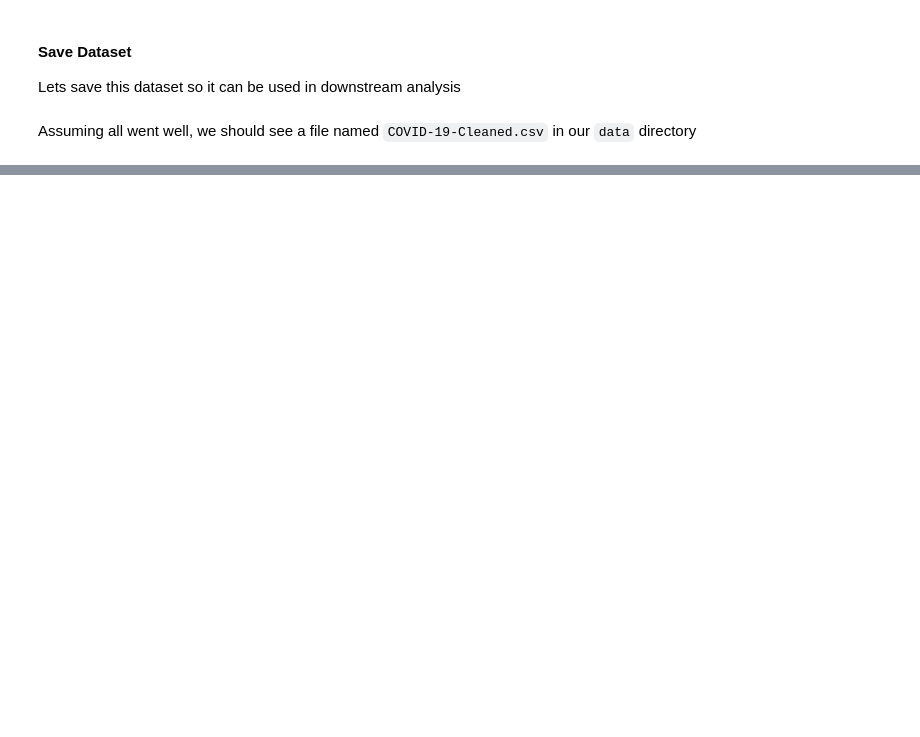
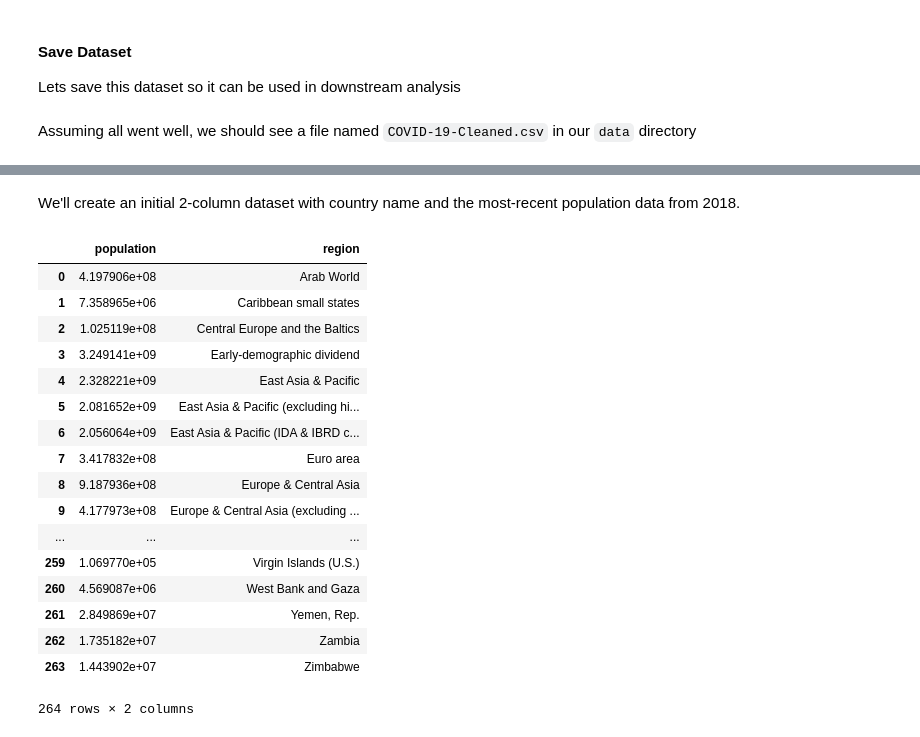
Before and after one commit to beegieb/COVID-19, a Jupyter notebook: Preprocessing.ipynb, the cells around one changed output, grey strips where cells are left out. Saved outputs shown, nothing was run; the diff lists cells and outputs as text; code cells hidden in the pictures; blank space fills up the shorter version.

```diff
--- a/Preprocessing.ipynb
+++ b/Preprocessing.ipynb
@@ -136,0 +169,28 @@ COVID-19             COVID-19-Cleaned.csv COVID-19.csv
+# %% [markdown]
+We'll create an initial 2-column dataset with country name and the most-recent population data from 2018.
+# %%
+clean_pop_data = pd.DataFrame({
+        'region': world_bank_population_data.iloc[:, 0],
+        'population': world_bank_population_data['2018']
+    })
+
+clean_pop_data
+# %% [output]
+|  | population | region |
+| 0 | 4.197906e+08 | Arab World |
+| 1 | 7.358965e+06 | Caribbean small states |
+| 2 | 1.025119e+08 | Central Europe and the Baltics |
+| 3 | 3.249141e+09 | Early-demographic dividend |
+| 4 | 2.328221e+09 | East Asia & Pacific |
+| 5 | 2.081652e+09 | East Asia & Pacific (excluding hi... |
+| 6 | 2.056064e+09 | East Asia & Pacific (IDA & IBRD c... |
+| 7 | 3.417832e+08 | Euro area |
+| 8 | 9.187936e+08 | Europe & Central Asia |
+| 9 | 4.177973e+08 | Europe & Central Asia (excluding ... |
+| ... | ... | ... |
+| 259 | 1.069770e+05 | Virgin Islands (U.S.) |
+| 260 | 4.569087e+06 | West Bank and Gaza |
+| 261 | 2.849869e+07 | Yemen, Rep. |
+| 262 | 1.735182e+07 | Zambia |
+| 263 | 1.443902e+07 | Zimbabwe |
+264 rows × 2 columns
```
Also changed, not shown: parts of 26 cells of this notebook, 2 other files.
